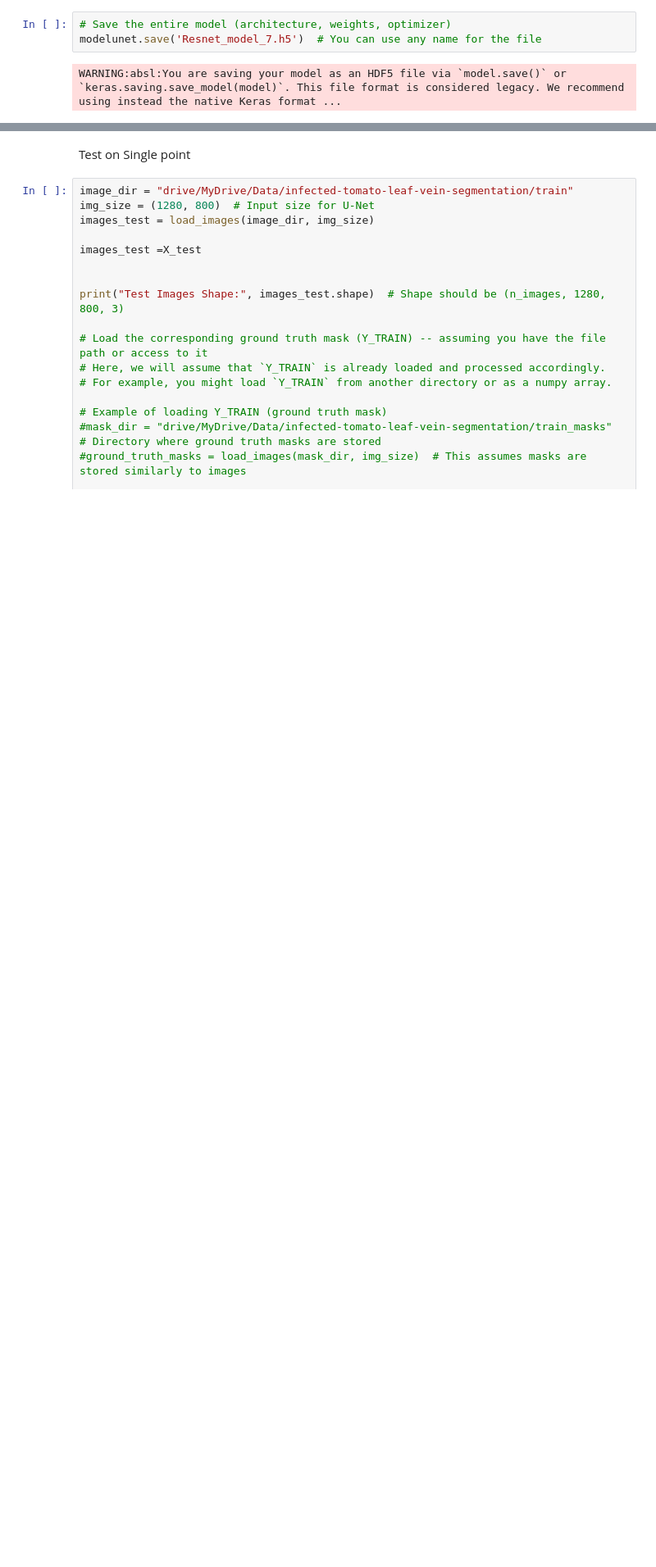
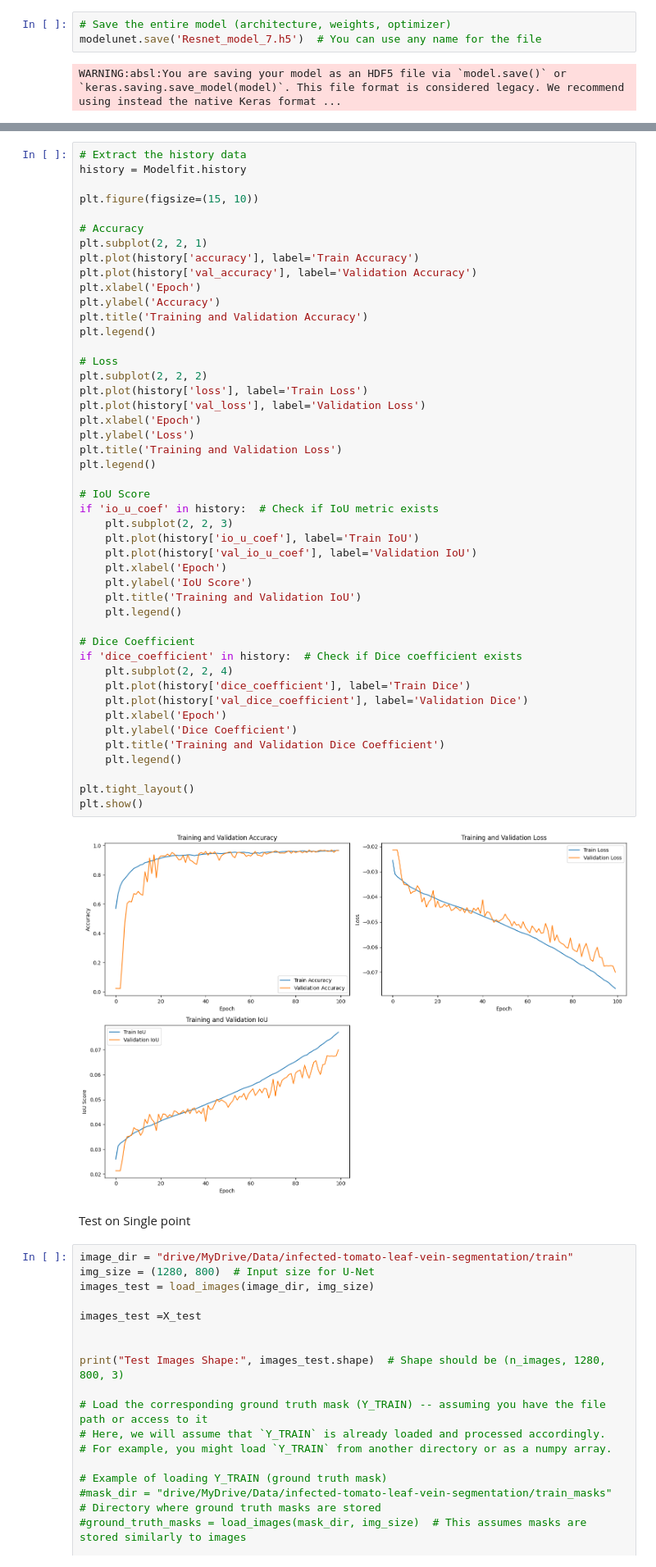
Before and after one commit to Shashwat17-vit/Leaf-Vein-Segmentation-using-ResNet-UNet, a Jupyter notebook: FreshTomatoResNet.ipynb, the cells around one changed output, grey strips where cells are left out. Shown at 82% size. Drawn from its saved outputs; the diff is of its cells as text; blank space fills up the shorter version.

```diff
--- a/FreshTomatoResNet.ipynb
+++ b/FreshTomatoResNet.ipynb
@@ -531,3 +533,51 @@ WARNING:absl:You are saving your model as an HDF5 file via `model.save()` or `ke
+# %%
+# Extract the history data
+history = Modelfit.history
+
+plt.figure(figsize=(15, 10))
+
+# Accuracy
+plt.subplot(2, 2, 1)
+plt.plot(history['accuracy'], label='Train Accuracy')
+plt.plot(history['val_accuracy'], label='Validation Accuracy')
+plt.xlabel('Epoch')
+plt.ylabel('Accuracy')
+plt.title('Training and Validation Accuracy')
+plt.legend()
+
+# Loss
+plt.subplot(2, 2, 2)
+plt.plot(history['loss'], label='Train Loss')
+plt.plot(history['val_loss'], label='Validation Loss')
+plt.xlabel('Epoch')
+plt.ylabel('Loss')
+plt.title('Training and Validation Loss')
+plt.legend()
+
+# IoU Score
+if 'io_u_coef' in history:  # Check if IoU metric exists
+    plt.subplot(2, 2, 3)
+    plt.plot(history['io_u_coef'], label='Train IoU')
+    plt.plot(history['val_io_u_coef'], label='Validation IoU')
+    plt.xlabel('Epoch')
+    plt.ylabel('IoU Score')
+    plt.title('Training and Validation IoU')
+    plt.legend()
+
+# Dice Coefficient
+if 'dice_coefficient' in history:  # Check if Dice coefficient exists
+    plt.subplot(2, 2, 4)
+    plt.plot(history['dice_coefficient'], label='Train Dice')
+    plt.plot(history['val_dice_coefficient'], label='Validation Dice')
+    plt.xlabel('Epoch')
+    plt.ylabel('Dice Coefficient')
+    plt.title('Training and Validation Dice Coefficient')
+    plt.legend()
+
+plt.tight_layout()
+plt.show()
+# %% [output]
+[figure, added]
 # %% [markdown]
 Test on Single point
 # %%
```
Also changed, not shown: parts of 1 cell of this notebook.
